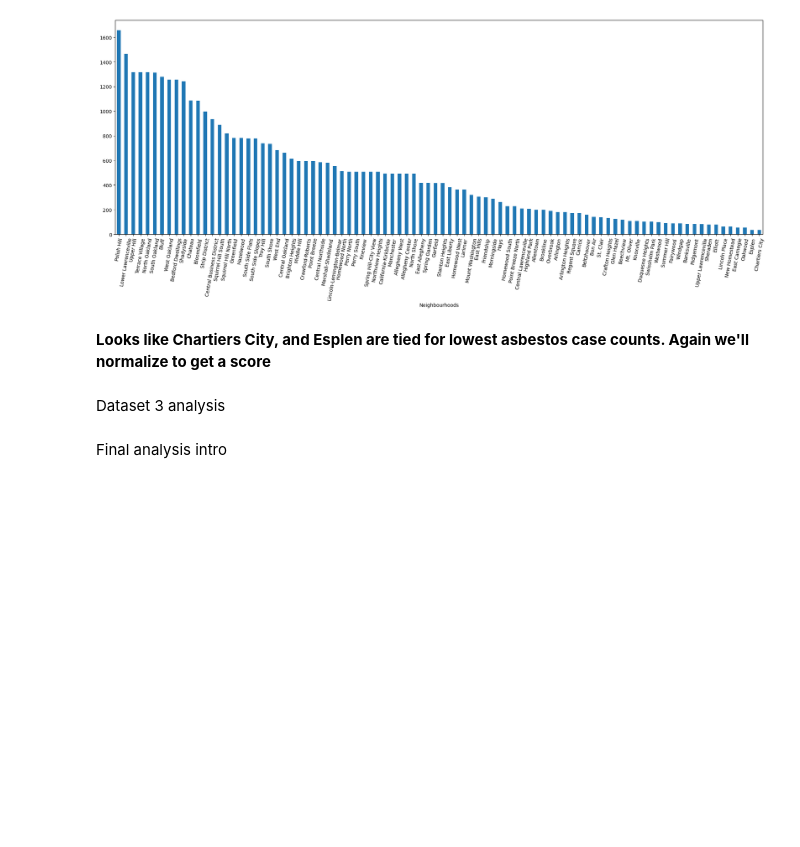
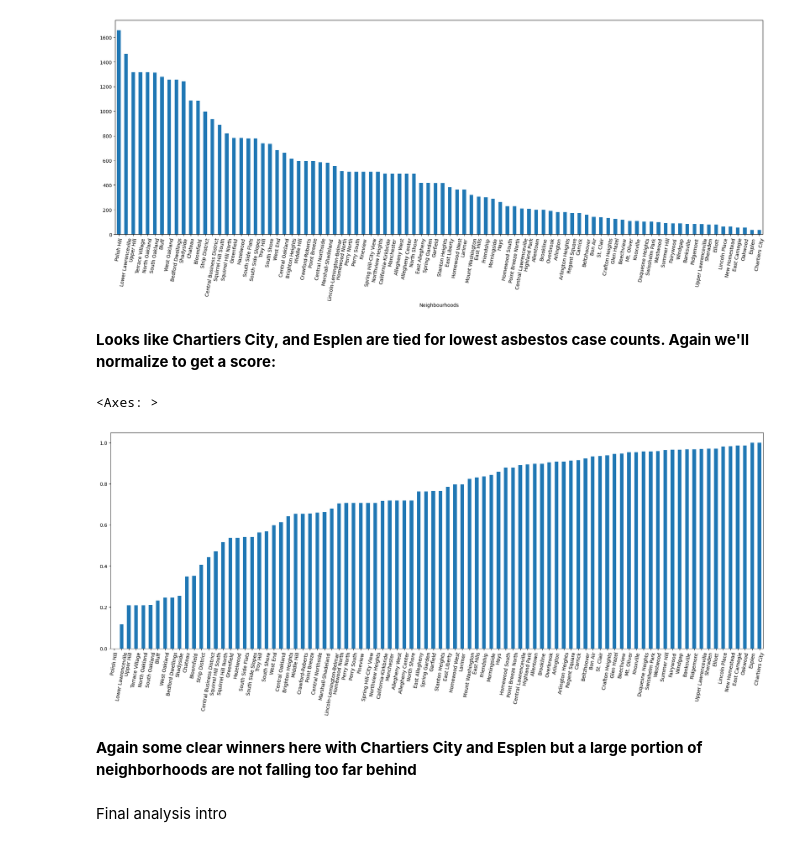
Before and after one commit to rizzocolton/Big-Ideas-Final-Project, a Jupyter notebook: Final.ipynb, the cells around one changed output. Saved outputs shown, nothing was run; the diff lists cells and outputs as text; code cells hidden in the pictures; blank space fills up the shorter version.

Commit message:
finish data set 3 analysis

```diff
--- a/Final.ipynb
+++ b/Final.ipynb
@@ -219,9 +219,20 @@ asbestosCounts.plot(kind = "bar", figsize = (24,8),rot = 80)
 <Axes: xlabel='Neighbourhoods'>
 [figure]
 # %% [markdown]
-**Looks like Chartiers City, and Esplen are tied for lowest asbestos case counts. Again we'll normalize to get a score**
+**Looks like Chartiers City, and Esplen are tied for lowest asbestos case counts. Again we'll normalize to get a score:**
+# %%
+range=asbestosCounts.max()-asbestosCounts.min()
+min=asbestosCounts.min()
+asbestos_scores=pd.Series()
+for prop, value in asbestosCounts.items():
+    asbestos_scores.at[prop]=1-(value-min)/range
+asbestos_scores.tail(10)
+asbestos_scores.plot(kind='bar',figsize=(24,8),rot=80)
+# %% [output]
+<Axes: >
+[figure, added]
 # %% [markdown]
-Dataset 3 analysis
+**Again some clear winners here with Chartiers City and Esplen but a large portion of neighborhoods are not falling too far behind**
 # %% [markdown]
 Final analysis intro
 # %%
```
Also changed, not shown: parts of 1 cell of this notebook.
